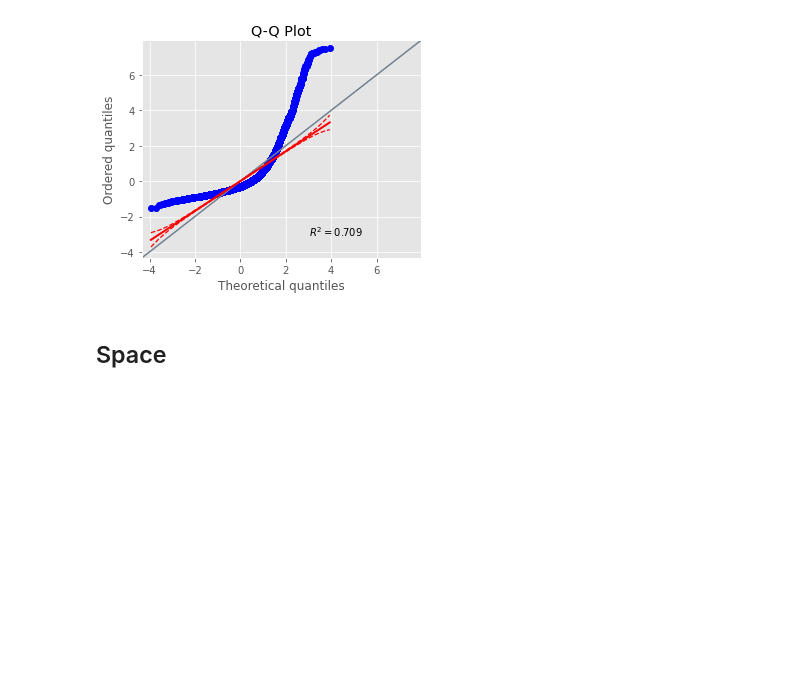
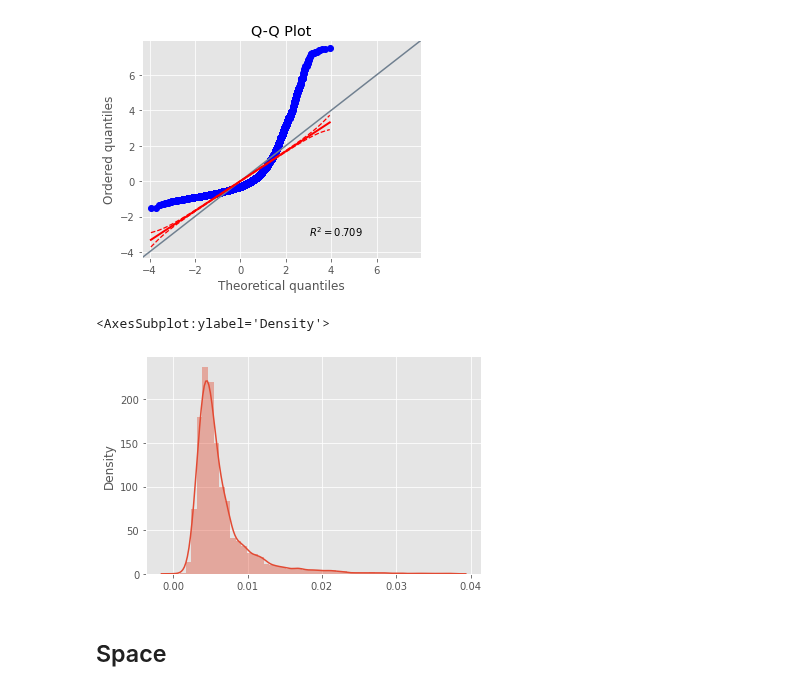
Before and after one commit to CarJung/Uni, a Jupyter notebook: Warsaw_flats/EDA.ipynb, the cells around one changed output. Saved outputs shown, nothing was run; the diff lists cells and outputs as text; code cells hidden in the pictures; blank space fills up the shorter version.

```diff
--- a/Warsaw_flats/EDA.ipynb
+++ b/Warsaw_flats/EDA.ipynb
@@ -179,6 +171,11 @@ price_normalized = preprocessing.normalize([price_5mil])
 ax = pg.qqplot(price_normalized, dist='norm')
 # %% [output]
 [figure]
+# %%
+sns.distplot(price_normalized)
+# %% [output]
+<AxesSubplot:ylabel='Density'>
+[figure, added]
 # %% [markdown]
 ## Space
 # %%
```
Also changed, not shown: parts of 13 cells of this notebook.
